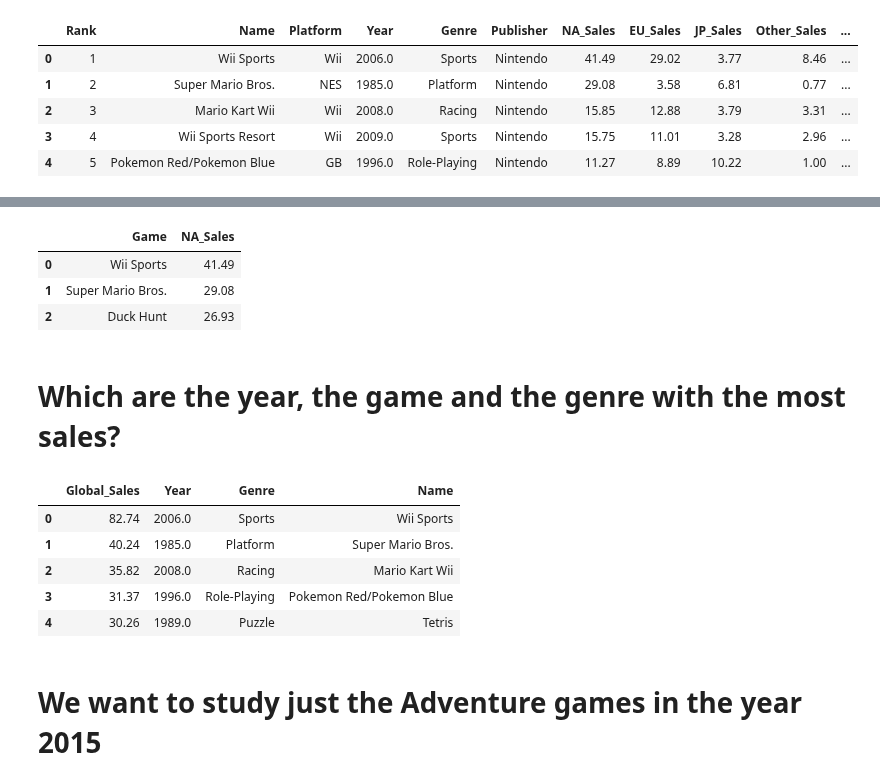
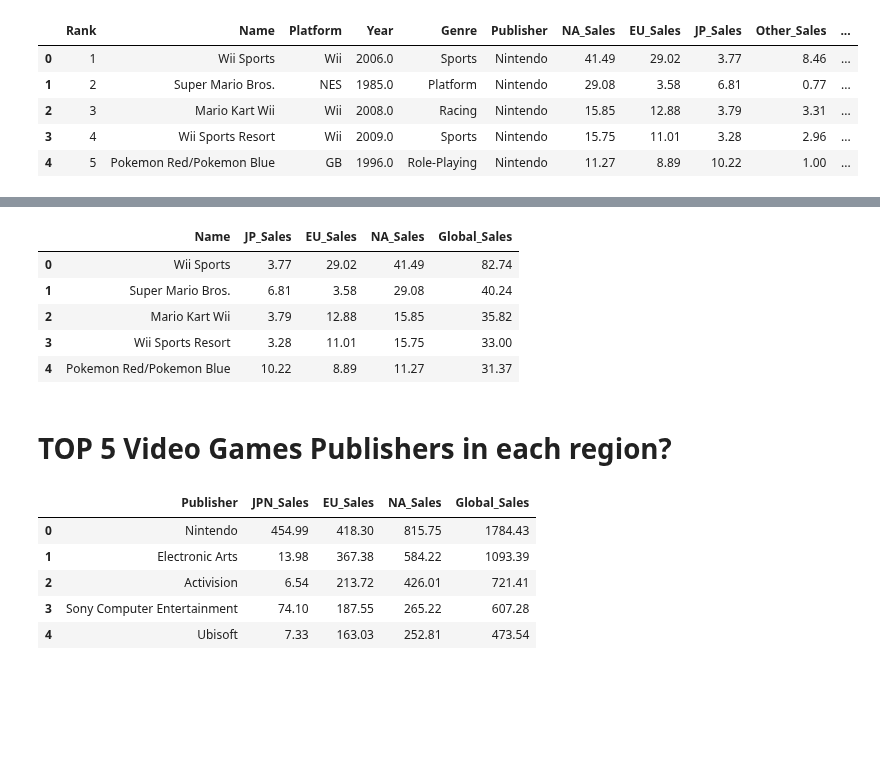
Before and after one commit to dakshpat/Video-Game-Sales-Analysis, a Jupyter notebook: video-game-sales-analysis.ipynb, the cells around one changed output, grey strips where cells are left out. Drawn from its saved outputs; the diff is of its cells as text; code cells hidden in the pictures; blank space fills up the shorter version.

```diff
--- a/video-game-sales-analysis.ipynb
+++ b/video-game-sales-analysis.ipynb
@@ -72,0 +35,5 @@ Name: Global_Sales, dtype: float64
+# %%
+data.info()
+
+#Dropping N/A Years
+data = data.dropna(subset=['Year'])
@@ -89,34 +147,41 @@ query1.head()
 # %%
 query2 = psql.sqldf("""
-                    SELECT Name AS Game, NA_Sales  FROM data
+                    SELECT Name, JP_Sales, EU_Sales, NA_Sales, Global_Sales
+                    FROM data
                     GROUP BY Name
-                    ORDER BY NA_Sales DESC
-                    LIMIT 3
+                    ORDER BY Global_Sales DESC
+                    LIMIT 5
 
                     """)
-query2.head()
+query2
 # %% [output]
-|  | Game | NA_Sales |
-| 0 | Wii Sports | 41.49 |
-| 1 | Super Mario Bros. | 29.08 |
-| 2 | Duck Hunt | 26.93 |
+|  | Name | JP_Sales | EU_Sales | NA_Sales | Global_Sales |
+| 0 | Wii Sports | 3.77 | 29.02 | 41.49 | 82.74 |
+| 1 | Super Mario Bros. | 6.81 | 3.58 | 29.08 | 40.24 |
+| 2 | Mario Kart Wii | 3.79 | 12.88 | 15.85 | 35.82 |
+| 3 | Wii Sports Resort | 3.28 | 11.01 | 15.75 | 33.00 |
+| 4 | Pokemon Red/Pokemon Blue | 10.22 | 8.89 | 11.27 | 31.37 |
-# %% [markdown]
-# Which are the year, the game and the genre with the most sales?
+# %% [markdown]
+# TOP 5 Video Games Publishers in each region?
 # %%
 query3 = psql.sqldf("""
-                    SELECT Global_Sales, Year, Genre, Name  FROM data
-                    GROUP BY Genre
-                    ORDER BY Global_sales DESC
+                    SELECT Publisher,
+                    SUM(JP_Sales) AS JPN_Sales,
+                    SUM(EU_Sales) AS EU_Sales,
+                    SUM(NA_Sales) AS NA_Sales,
+                    SUM(Global_Sales) AS Global_Sales
+                    FROM data
+                    GROUP BY Publisher
+                    ORDER BY SUM(Global_Sales) DESC
                     LIMIT 5
 
+
                     """)
-query3.head()
+query3
 # %% [output]
-|  | Global_Sales | Year | Genre | Name |
-| 0 | 82.74 | 2006.0 | Sports | Wii Sports |
-| 1 | 40.24 | 1985.0 | Platform | Super Mario Bros. |
-| 2 | 35.82 | 2008.0 | Racing | Mario Kart Wii |
-| 3 | 31.37 | 1996.0 | Role-Playing | Pokemon Red/Pokemon Blue |
-| 4 | 30.26 | 1989.0 | Puzzle | Tetris |
+|  | Publisher | JPN_Sales | EU_Sales | NA_Sales | Global_Sales |
+| 0 | Nintendo | 454.99 | 418.30 | 815.75 | 1784.43 |
+| 1 | Electronic Arts | 13.98 | 367.38 | 584.22 | 1093.39 |
+| 2 | Activision | 6.54 | 213.72 | 426.01 | 721.41 |
+| 3 | Sony Computer Entertainment | 74.10 | 187.55 | 265.22 | 607.28 |
+| 4 | Ubisoft | 7.33 | 163.03 | 252.81 | 473.54 |
-# %% [markdown]
-# We want to study just the Adventure games in the year 2015
```
Also changed, not shown: parts of 18 cells of this notebook.
